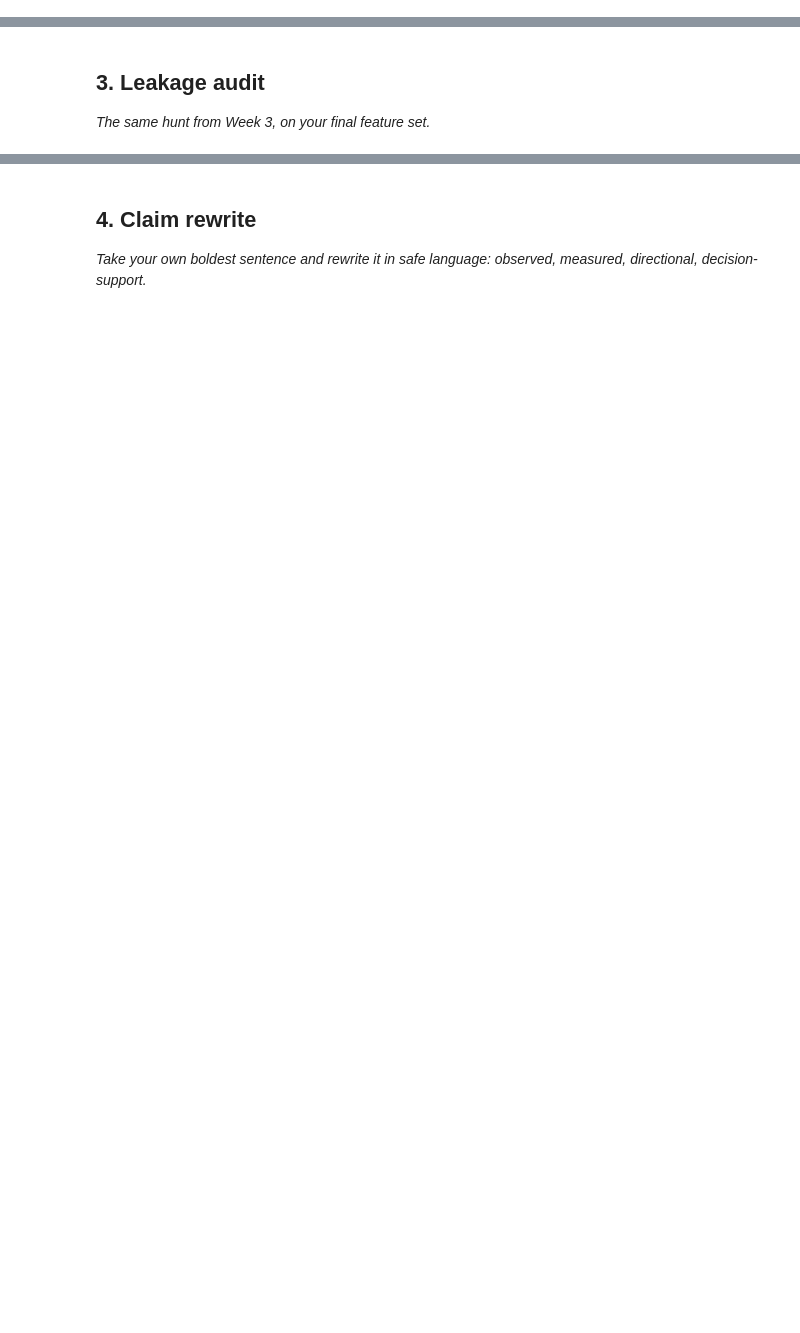
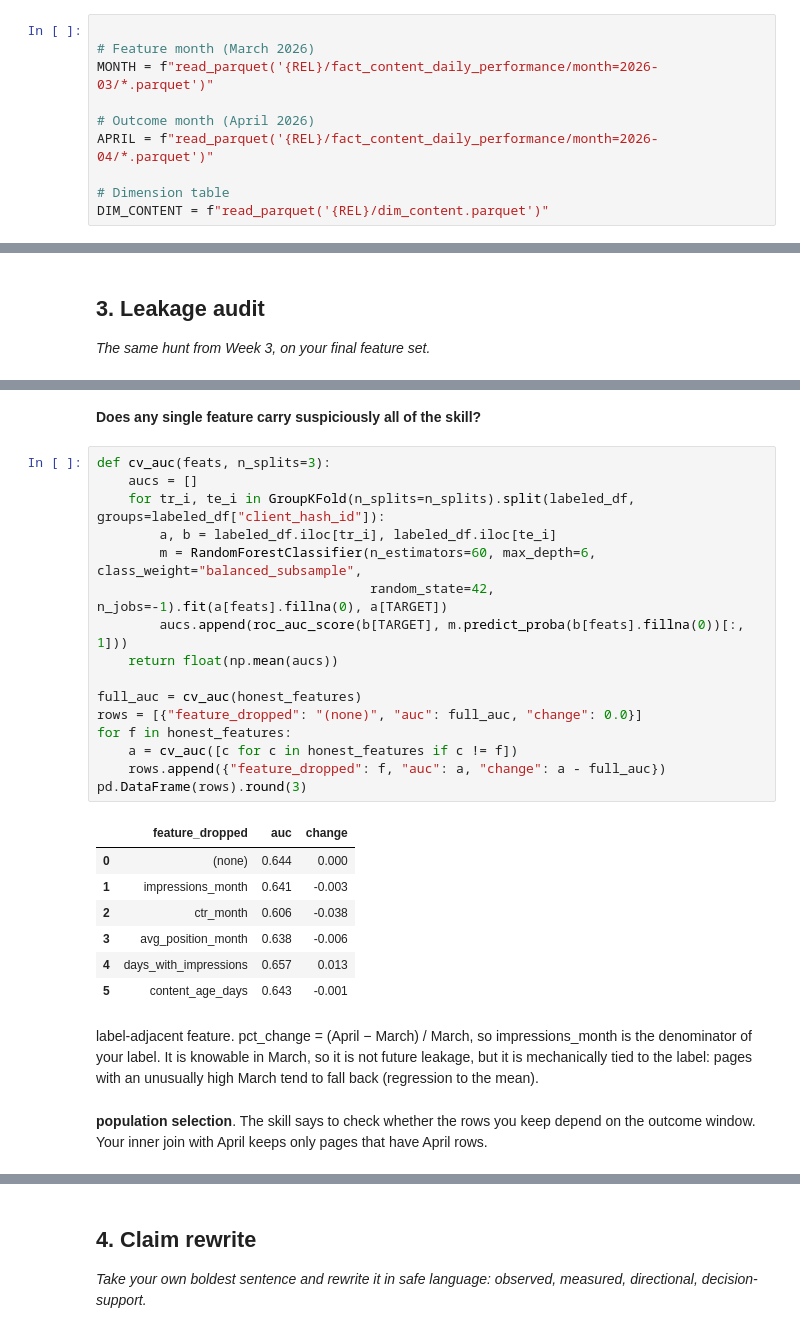
Before and after one commit to madaraf/Flyrank-intership-machine_learning, a Jupyter notebook: work/notebooks/w06_validation_audit.ipynb, the cells around one changed output, grey strips where cells are left out. Cells and saved outputs as stored; diff of their text form; blank space fills up the shorter version.

```diff
--- a/work/notebooks/w06_validation_audit.ipynb
+++ b/work/notebooks/w06_validation_audit.ipynb
@@ -8,0 +32,10 @@ This skeleton is yours to fill. Work the sections **in order** — each one has
+# %%
+
+# Feature month (March 2026)
+MONTH = f"read_parquet('{REL}/fact_content_daily_performance/month=2026-03/*.parquet')"
+
+# Outcome month (April 2026)
+APRIL = f"read_parquet('{REL}/fact_content_daily_performance/month=2026-04/*.parquet')"
+
+# Dimension table
+DIM_CONTENT = f"read_parquet('{REL}/dim_content.parquet')"
@@ -29,0 +245,30 @@ This skeleton is yours to fill. Work the sections **in order** — each one has
+# %% [markdown]
+**Does any single feature carry suspiciously all of the skill?**
+# %%
+def cv_auc(feats, n_splits=3):
+    aucs = []
+    for tr_i, te_i in GroupKFold(n_splits=n_splits).split(labeled_df, groups=labeled_df["client_hash_id"]):
+        a, b = labeled_df.iloc[tr_i], labeled_df.iloc[te_i]
+        m = RandomForestClassifier(n_estimators=60, max_depth=6, class_weight="balanced_subsample",
+                                   random_state=42, n_jobs=-1).fit(a[feats].fillna(0), a[TARGET])
+        aucs.append(roc_auc_score(b[TARGET], m.predict_proba(b[feats].fillna(0))[:, 1]))
+    return float(np.mean(aucs))
+
+full_auc = cv_auc(honest_features)
+rows = [{"feature_dropped": "(none)", "auc": full_auc, "change": 0.0}]
+for f in honest_features:
+    a = cv_auc([c for c in honest_features if c != f])
+    rows.append({"feature_dropped": f, "auc": a, "change": a - full_auc})
+pd.DataFrame(rows).round(3)
+# %% [output]
+|  | feature_dropped | auc | change |
+| 0 | (none) | 0.644 | 0.000 |
+| 1 | impressions_month | 0.641 | -0.003 |
+| 2 | ctr_month | 0.606 | -0.038 |
+| 3 | avg_position_month | 0.638 | -0.006 |
+| 4 | days_with_impressions | 0.657 | 0.013 |
+| 5 | content_age_days | 0.643 | -0.001 |
+# %% [markdown]
+label-adjacent feature. pct_change = (April − March) / March, so impressions_month is the denominator of your label. It is knowable in March, so it is not future leakage, but it is mechanically tied to the label: pages with an unusually high March tend to fall back (regression to the mean).
+# %% [markdown]
+**population selection**. The skill says to check whether the rows you keep depend on the outcome window. Your inner join with April keeps only pages that have April rows.
```
Also changed, not shown: parts of 16 cells of this notebook.
